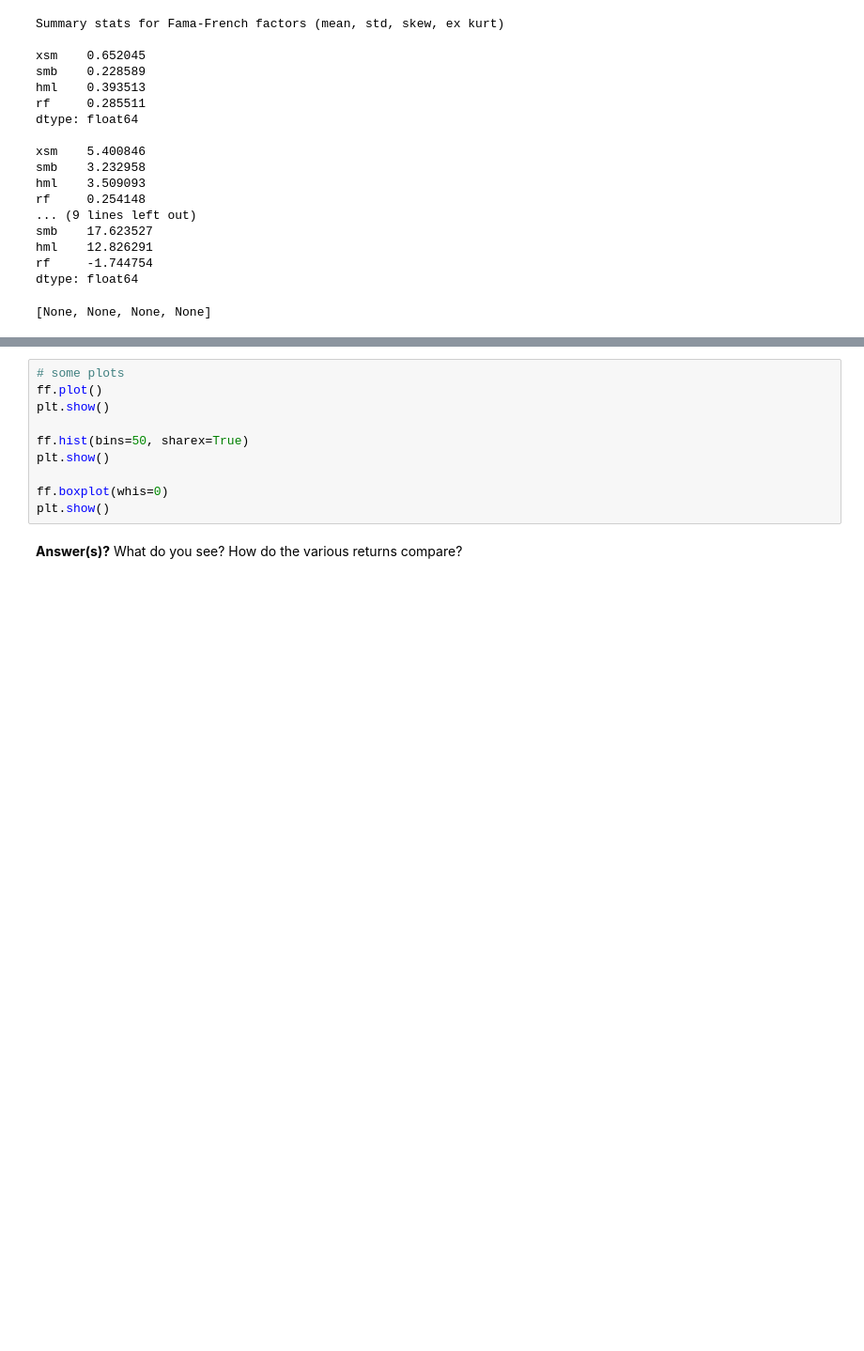
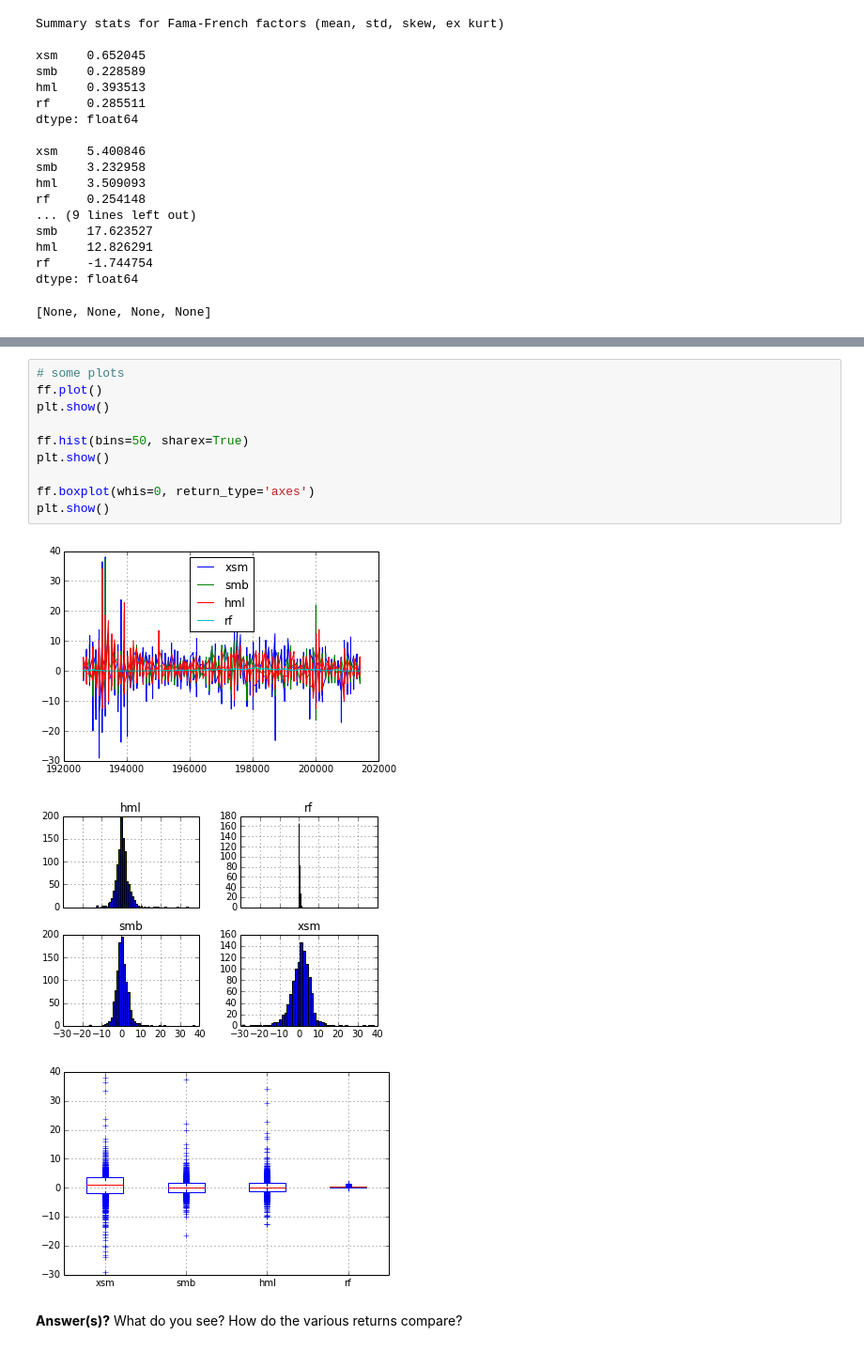
Before and after one commit to DaveBackus/Data_Bootcamp, a Jupyter notebook: Code/IPython/Bootcamp_1_Examples.ipynb, the cells around one changed output, grey strips where cells are left out. Shown at 94% size. Cells and saved outputs as stored; diff of their text form; blank space fills up the shorter version.

```diff
--- a/Code/IPython/Bootcamp_1_Examples.ipynb
+++ b/Code/IPython/Bootcamp_1_Examples.ipynb
@@ -199,13 +209,17 @@ Python 3.4.1 :: Anaconda 2.0.1 (64-bit)
 # %%
 # some plots
 ff.plot()
 plt.show()
 
 ff.hist(bins=50, sharex=True)
 plt.show()
 
-ff.boxplot(whis=0)
+ff.boxplot(whis=0, return_type='axes')
 plt.show()
+# %% [output]
+[figure, added]
+[figure, added]
+[figure, added]
 # %% [markdown]
 **Answer(s)?**  What do you see?  How do the various returns compare?
 # %% [markdown]
```
Also changed, not shown: parts of 12 cells of this notebook, 7 other files.
